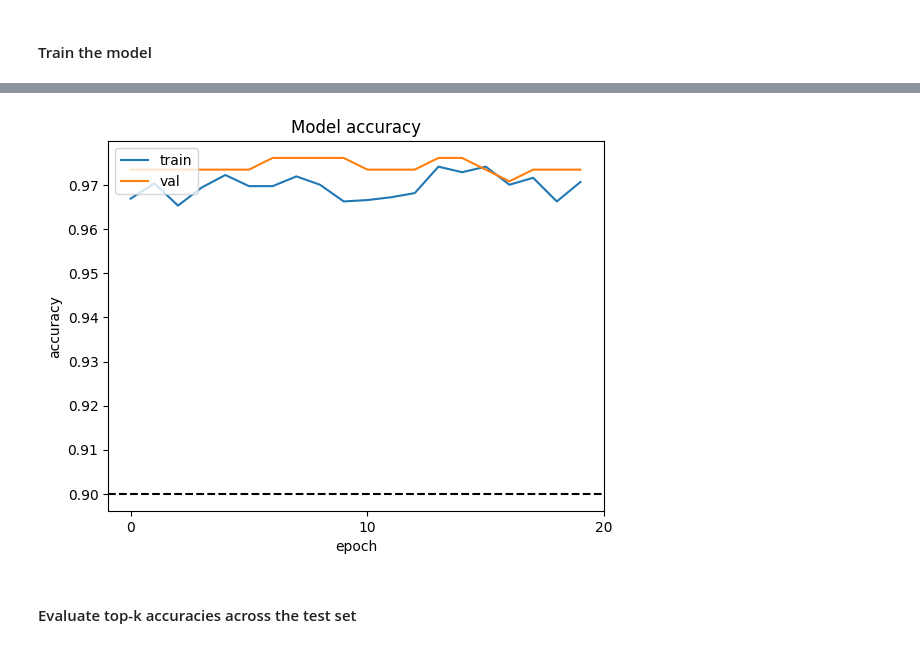
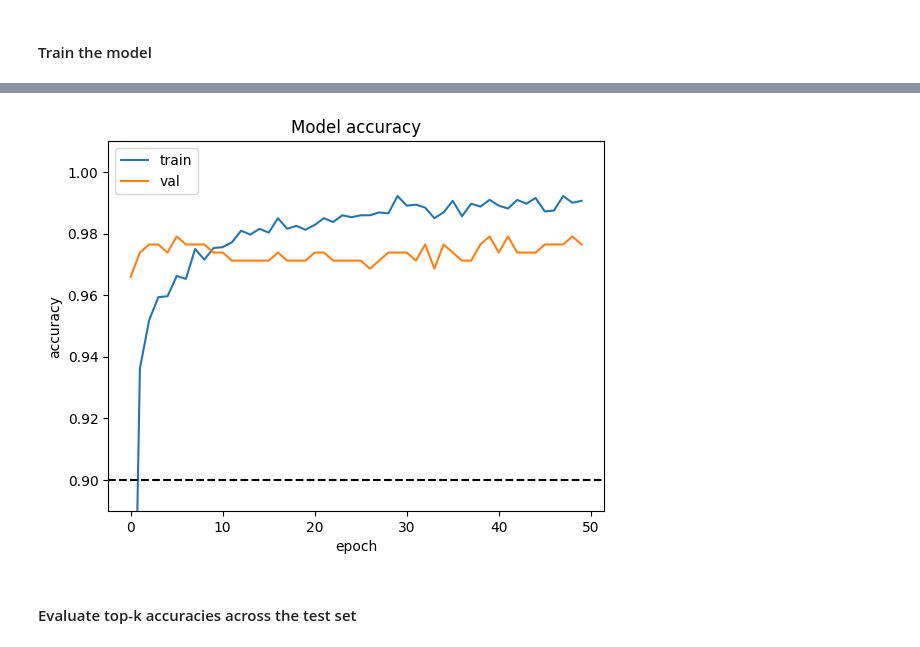
Before and after one commit to c-hars/IDE2025, a Jupyter notebook: Stage1_PoC_development.ipynb, the cells around one changed output, grey strips where cells are left out. Saved outputs shown, nothing was run; the diff lists cells and outputs as text; code cells hidden in the pictures.

```diff
--- a/Stage1_PoC_development.ipynb
+++ b/Stage1_PoC_development.ipynb
@@ -236,7 +236,7 @@ _________________________________________________________________
 #### Train the model
 # %%
 checkpoint_cb = tf.keras.callbacks.ModelCheckpoint(
-    "best_val_accuracy.h5",
+    "best_val_loss.h5",
     save_best_only=True,
     monitor="val_loss",
     mode="min"
@@ -249,7 +249,7 @@ model.compile(optimizer="adam",
 history = model.fit(train_ds,
                     validation_data=val_ds,
                     class_weight=class_weights,
-                    epochs=20, callbacks=checkpoint_cb, verbose=1)
+                    epochs=50, callbacks=checkpoint_cb, verbose=1)
 
 print("Test accuracy:", model.evaluate(test_ds)[1])
 # %% [output]
@@ -287,17 +287,17 @@ plt.show()
 # %%
 plt.plot(history.history['accuracy'])
 plt.plot(history.history['val_accuracy'])
 plt.axhline(y=0.90, color='k', linestyle='--')
 plt.title('Model accuracy')
 plt.ylabel('accuracy')
 plt.xlabel('epoch')
 plt.legend(['train', 'val'], loc='upper left')
 plt.xticks(np.arange(0, len(history.history['accuracy'])+1, 10))
-# plt.ylim((0.96,1.01))
+plt.ylim((0.89,1.01))
 
 plt.show()
 # %% [output]
-[figure, old version]
+[figure, new version]
 # %% [markdown]
 #### Evaluate top-k accuracies across the test set
 # %%
```
Also changed, not shown: parts of 11 cells of this notebook, 2 other files.
